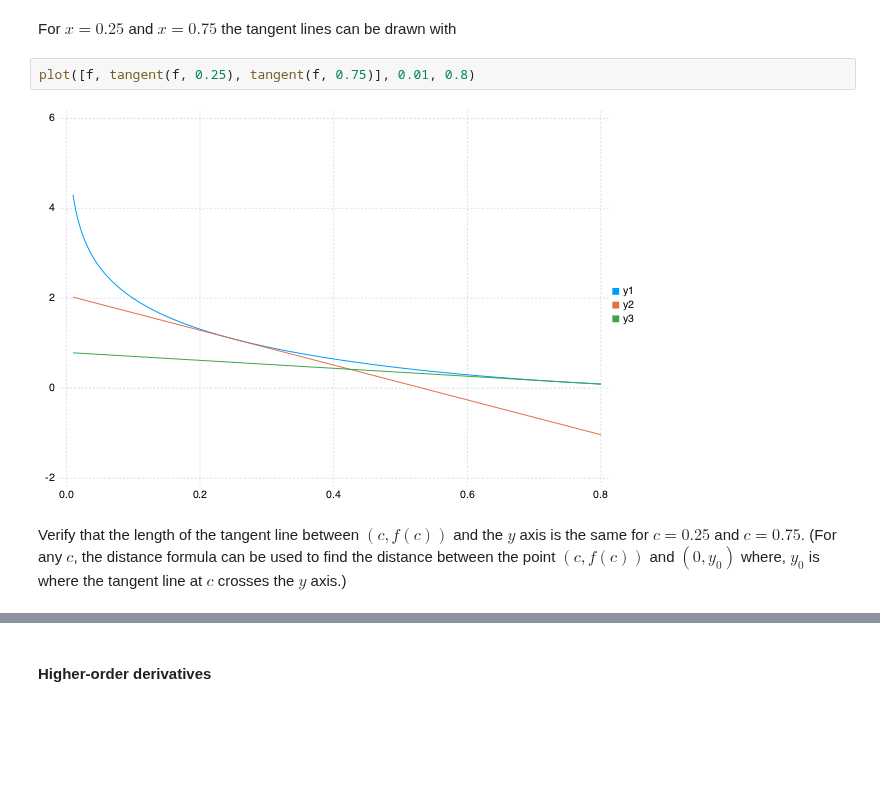
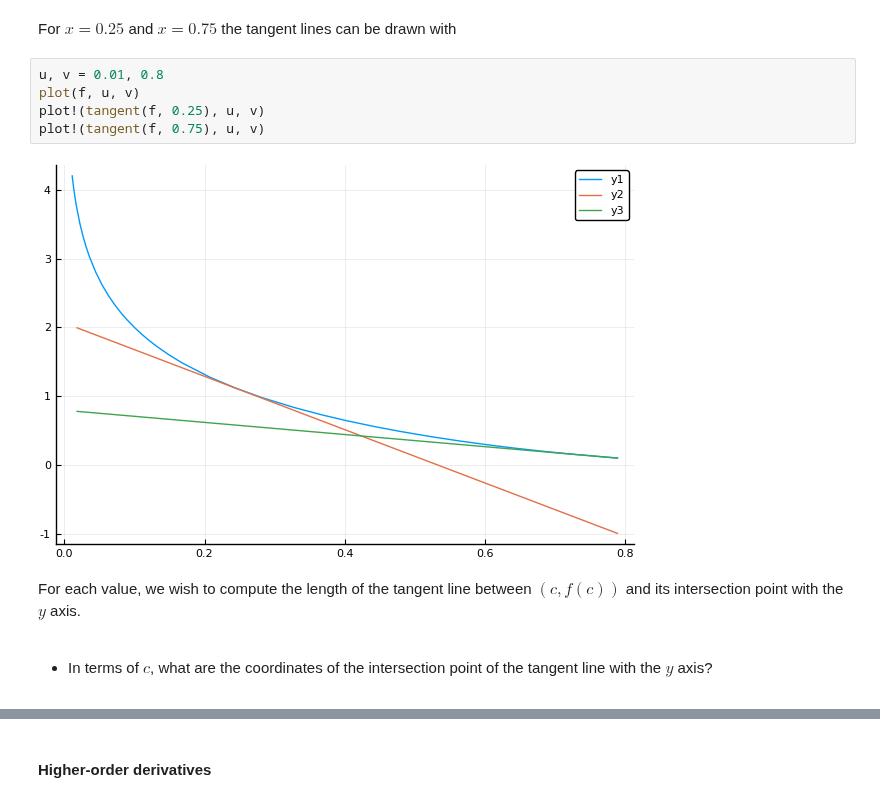
Before and after one commit to mth229/mth229.github.io, a Jupyter notebook: 229-projects/derivatives.ipynb, the cells around one changed output, grey strips where cells are left out. Drawn from its saved outputs; the diff is of its cells as text; blank space fills up the shorter version.

```diff
--- a/229-projects/derivatives.ipynb
+++ b/229-projects/derivatives.ipynb
@@ -263,8 +334,16 @@ f (generic function with 1 method)
 # %% [markdown]
 <p>For $x=0.25$ and $x=0.75$ the tangent lines can be drawn with</p>
 # %%
-plot([f, tangent(f, 0.25), tangent(f, 0.75)], 0.01, 0.8)
+u, v = 0.01, 0.8
+plot(f, u, v)
+plot!(tangent(f, 0.25), u, v)
+plot!(tangent(f, 0.75), u, v)
 # %% [output]
-[figure, old version]
+[figure, new version]
-# %% [markdown]
-<p>Verify that the length of the tangent line between $(c, f(c))$ and the $y$ axis is the same for $c=0.25$ and $c=0.75$. (For any $c$, the distance formula can be used to find the distance between the point $(c, f(c))$ and $(0, y_0)$ where, $y_0$ is where the tangent line at $c$ crosses the $y$ axis.)</p>
+# %% [markdown]
+<p>For each value, we wish to compute the length of the tangent line between $(c,f(c))$ and its intersection point with the $y$ axis.</p>
+# %% [markdown]
+<ul>
+<li><p>In terms of $c$, what are the coordinates of the intersection point of the tangent line with the $y$ axis?</p>
+</li>
+</ul>
```
Also changed, not shown: parts of 107 cells of this notebook, 11 other files.
